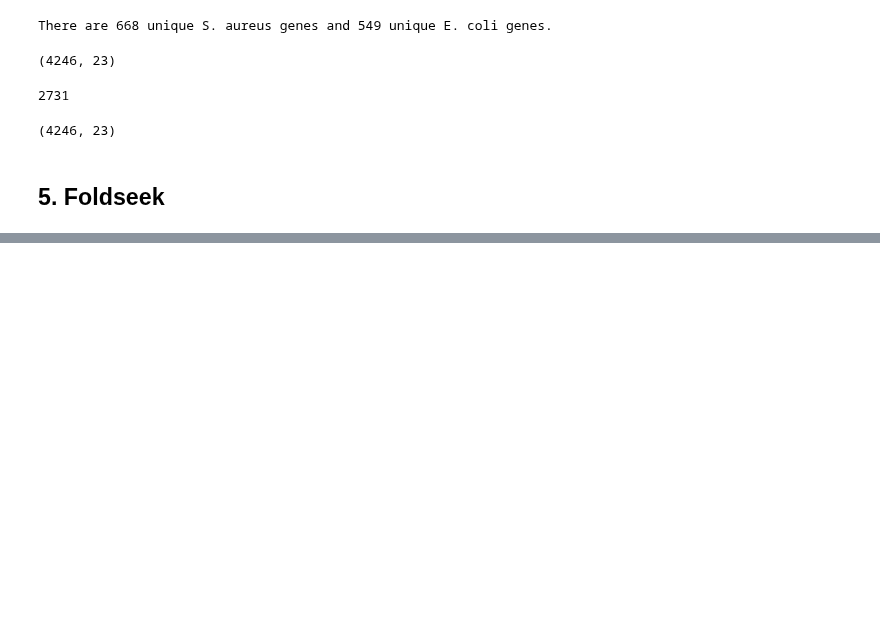
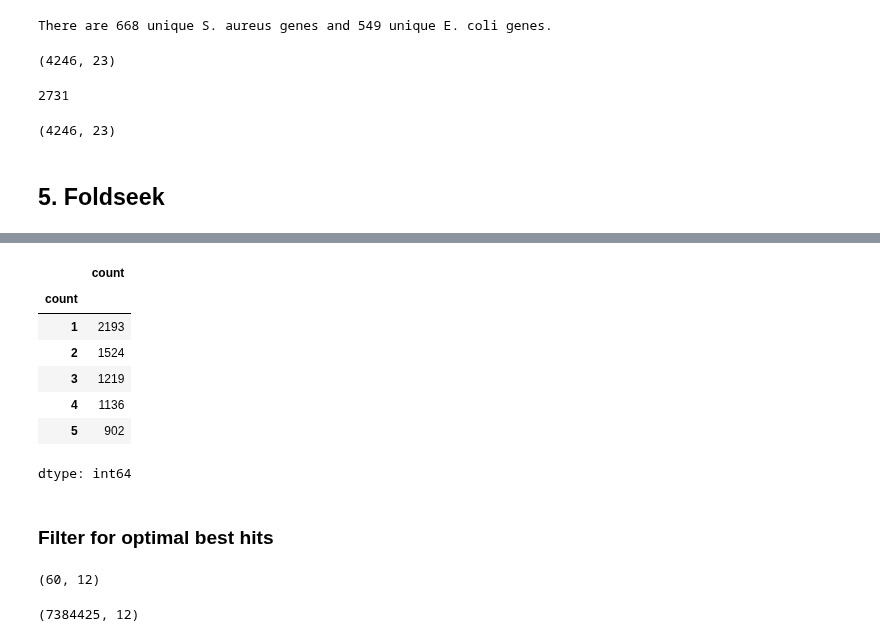
Before and after one commit to georgiadoing/seqADAGE, a Jupyter notebook: Py/muk_transfer_learning/genomic_mapping/Mukundan_sA_ec_pg_mapping.ipynb, the cells around one changed output, grey strips where cells are left out. Cells and saved outputs as stored; diff of their text form; code cells hidden in the pictures; blank space fills up the shorter version.

```diff
--- a/Py/muk_transfer_learning/genomic_mapping/Mukundan_sA_ec_pg_mapping.ipynb
+++ b/Py/muk_transfer_learning/genomic_mapping/Mukundan_sA_ec_pg_mapping.ipynb
@@ -846,0 +1092,26 @@ cds_to_protein(sa_fasta, "/content/drive/MyDrive/Comp-Bio-Projs-S26/data/muk-in-
+# %%
+# See number of E. coli genes that appear with a given frequency
+fs_hits['target'].value_counts().value_counts().head()
+# %% [output]
+|  | count |
+| count |  |
+| 1 | 2193 |
+| 2 | 1524 |
+| 3 | 1219 |
+| 4 | 1136 |
+| 5 | 902 |
+dtype: int64
+# %% [markdown]
+### Filter for optimal best hits
+# %%
+# Get all the S. aureus genes with only one hit
+sa_genes_with_one_hit = fs_hits[fs_hits['query'].map(fs_hits['query'].value_counts()) == 1]
+sa_genes_with_one_hit.shape
+# %% [output]
+(60, 12)
+# %%
+# Get all the S. aureus genes with many hits
+sa_genes_with_many_hits = fs_hits[fs_hits['query'].map(fs_hits['query'].value_counts()) != 1]
+sa_genes_with_many_hits.shape
+# %% [output]
+(7384425, 12)
```
Also changed, not shown: parts of 29 cells of this notebook.
